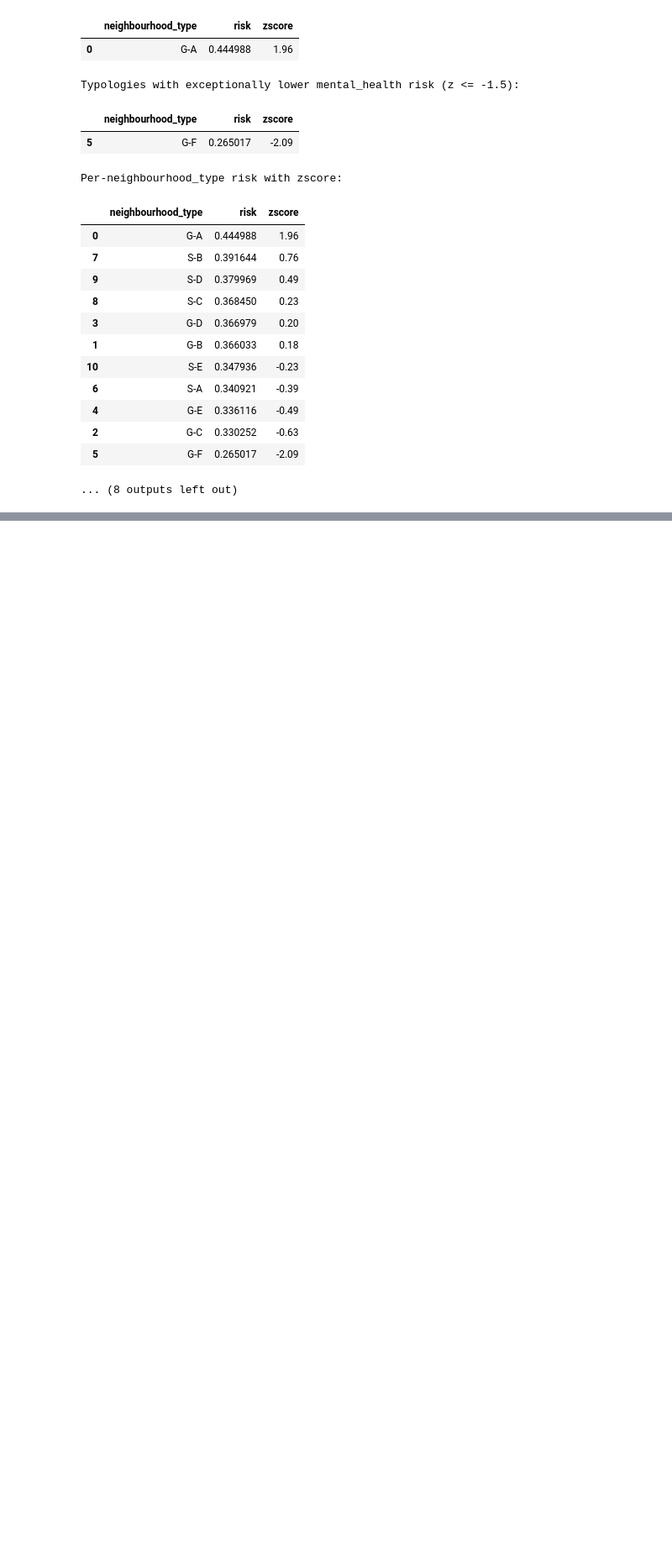
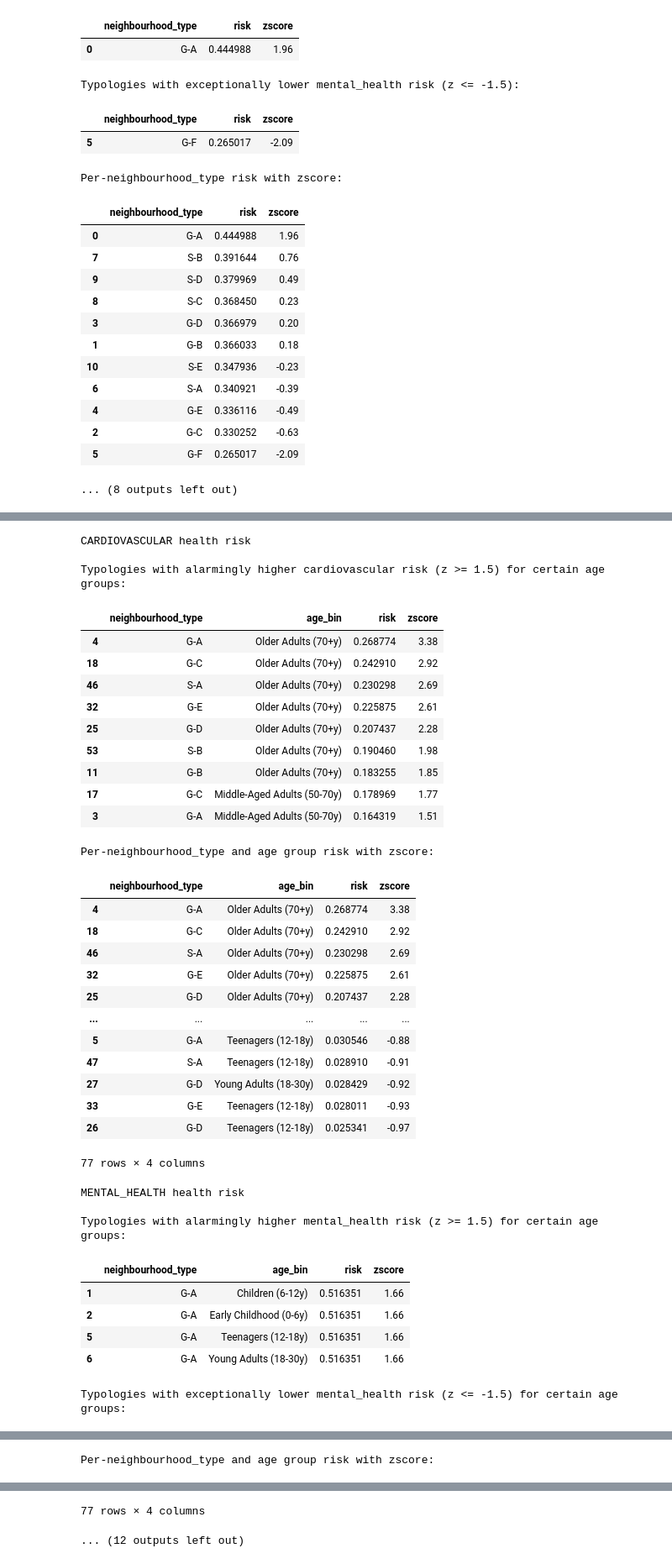
Before and after one commit to MauroPello/ENAC-ML4Science_LIPID, a Jupyter notebook: main.ipynb, the cells around one changed output, grey strips where cells are left out. Shown at 84% size. Cells and saved outputs as stored; diff of their text form; code cells hidden in the pictures; blank space fills up the shorter version.

```diff
--- a/main.ipynb
+++ b/main.ipynb
@@ -1385,0 +1429,62 @@ Per-neighbourhood_type risk with zscore:
+# %%
+risk_cols = [c for c in combined.columns if c != "neighbourhood_type" and c != "age_bin"]
+for col in risk_cols:
+    df = combined[["neighbourhood_type", "age_bin", col]].rename(columns={col: "risk"})
+
+    mean_risk = df["risk"].mean()
+    std_risk = df["risk"].std()
+    zscores = (df["risk"] - mean_risk) / std_risk if std_risk else float("nan")
+    df = df.assign(zscore=zscores.round(2))
+
+    high = df[df["zscore"] >= 1.5].sort_values("zscore", ascending=False)
+    low = df[df["zscore"] <= -1.5].sort_values("zscore", ascending=True)
+
+    print(f"\n{col.upper()} health risk")
+
+    if not high.empty:
+        print(f"\nTypologies with alarmingly higher {col} risk (z >= 1.5) for certain age groups:")
+        display(high[["neighbourhood_type", "age_bin", "risk", "zscore"]])
+
+    if not low.empty:
+        print(f"\nTypologies with exceptionally lower {col} risk (z <= -1.5) for certain age groups:")
+        display(low[["neighbourhood_type", "age_bin", "risk", "zscore"]])
+
+    print("\nPer-neighbourhood_type and age group risk with zscore: ")
+    display(df.sort_values("risk", ascending=False)[["neighbourhood_type", "age_bin", "risk", "zscore"]])
+# %% [output]
+CARDIOVASCULAR health risk
+
+Typologies with alarmingly higher cardiovascular risk (z >= 1.5) for certain age groups:
+|  | neighbourhood_type | age_bin | risk | zscore |
+| 4 | G-A | Older Adults (70+y) | 0.268774 | 3.38 |
+| 18 | G-C | Older Adults (70+y) | 0.242910 | 2.92 |
+| 46 | S-A | Older Adults (70+y) | 0.230298 | 2.69 |
+| 32 | G-E | Older Adults (70+y) | 0.225875 | 2.61 |
+| 25 | G-D | Older Adults (70+y) | 0.207437 | 2.28 |
+| 53 | S-B | Older Adults (70+y) | 0.190460 | 1.98 |
+| 11 | G-B | Older Adults (70+y) | 0.183255 | 1.85 |
+| 17 | G-C | Middle-Aged Adults (50-70y) | 0.178969 | 1.77 |
+| 3 | G-A | Middle-Aged Adults (50-70y) | 0.164319 | 1.51 |
+Per-neighbourhood_type and age group risk with zscore:
+|  | neighbourhood_type | age_bin | risk | zscore |
+| 4 | G-A | Older Adults (70+y) | 0.268774 | 3.38 |
+| 18 | G-C | Older Adults (70+y) | 0.242910 | 2.92 |
+| 46 | S-A | Older Adults (70+y) | 0.230298 | 2.69 |
+| 32 | G-E | Older Adults (70+y) | 0.225875 | 2.61 |
+| 25 | G-D | Older Adults (70+y) | 0.207437 | 2.28 |
+| ... | ... | ... | ... | ... |
+| 5 | G-A | Teenagers (12-18y) | 0.030546 | -0.88 |
+| 47 | S-A | Teenagers (12-18y) | 0.028910 | -0.91 |
+| 27 | G-D | Young Adults (18-30y) | 0.028429 | -0.92 |
+| 33 | G-E | Teenagers (12-18y) | 0.028011 | -0.93 |
+| 26 | G-D | Teenagers (12-18y) | 0.025341 | -0.97 |
+77 rows × 4 columns
+MENTAL_HEALTH health risk
+
+Typologies with alarmingly higher mental_health risk (z >= 1.5) for certain age groups:
+|  | neighbourhood_type | age_bin | risk | zscore |
+| 1 | G-A | Children (6-12y) | 0.516351 | 1.66 |
+| 2 | G-A | Early Childhood (0-6y) | 0.516351 | 1.66 |
+| 5 | G-A | Teenagers (12-18y) | 0.516351 | 1.66 |
+| 6 | G-A | Young Adults (18-30y) | 0.516351 | 1.66 |
+Typologies with exceptionally lower mental_health risk (z <= -1.5) for certain age groups:
@@ -1385,0 +1499 @@ Per-neighbourhood_type risk with zscore:
+Per-neighbourhood_type and age group risk with zscore:
@@ -1385,0 +1512,2 @@ Per-neighbourhood_type risk with zscore:
+77 rows × 4 columns
+... (12 outputs left out)
```
Also changed, not shown: parts of 4 cells of this notebook.
